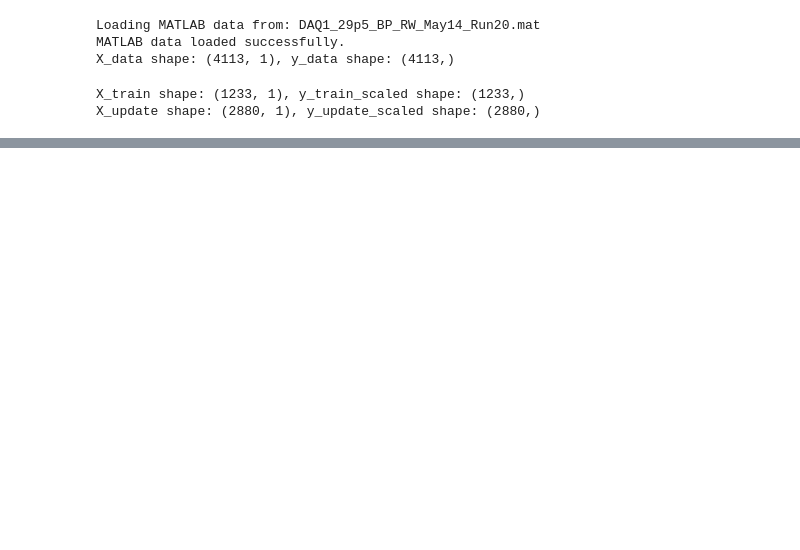
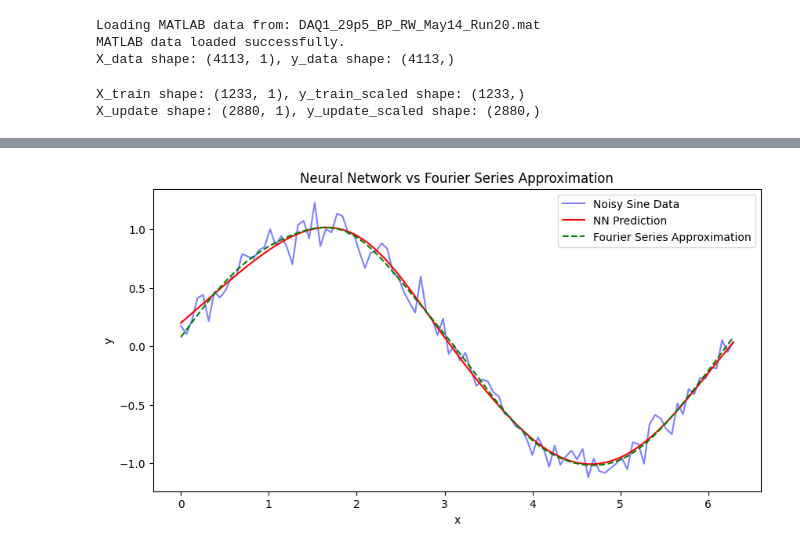
Before and after one commit to MacKorda/BayesianStats, a Jupyter notebook: taylorapproxtest.ipynb, the cells around one changed output, grey strips where cells are left out. Cells and saved outputs as stored; diff of their text form; code cells hidden in the pictures; blank space fills up the shorter version.

```diff
--- a/taylorapproxtest.ipynb
+++ b/taylorapproxtest.ipynb
@@ -476,0 +536,45 @@ array([0.00000000e+00, 8.11688312e-04, 1.62337662e-03, ...,
+# %%
+import numpy as np
+import matplotlib.pyplot as plt
+from scipy.optimize import curve_fit
+
+# Step 1: Define the Fourier series function
+def fourier_series(x, *coeffs):
+    """
+    Fourier series approximation up to N terms.
+    coeffs: [a0, a1, b1, a2, b2, ..., aN, bN]
+    """
+    a0 = coeffs[0]
+    series = a0
+    N = (len(coeffs) - 1) // 2
+    L = (np.max(x) - np.min(x))  # Period of the function (length of x range)
+
+    for n in range(1, N + 1):
+        a_n = coeffs[2 * n - 1]
+        b_n = coeffs[2 * n]
+        series += a_n * np.cos(2 * np.pi * n * x / L) + b_n * np.sin(2 * np.pi * n * x / L)
+
+    return series
+
+# Step 2: Fit the Fourier series to the noisy sine data
+# We'll use N terms, e.g., N = 5 for this example
+N = 5
+initial_coeffs = [0] * (2 * N + 1)  # Initial guess for a0, a1, b1, ..., aN, bN
+coeffs, _ = curve_fit(fourier_series, x, y, p0=initial_coeffs)
+
+# Step 3: Evaluate the Fourier series over the range of x values
+x_eval = np.linspace(np.min(x), np.max(x), 1000)
+fourier_approx = fourier_series(x_eval, *coeffs)
+
+# Step 4: Plot the Fourier approximation vs. the Neural Network prediction
+plt.figure(figsize=(10, 5))
+plt.plot(x, y, label="Noisy Sine Data", color="blue", alpha=0.5)
+plt.plot(x, y_pred_train, label="NN Prediction", color="red")
+plt.plot(x_eval, fourier_approx, label="Fourier Series Approximation", color="green", linestyle="--")
+plt.xlabel("x")
+plt.ylabel("y")
+plt.title("Neural Network vs Fourier Series Approximation")
+plt.legend()
+plt.show()
+# %% [output]
+[figure, added]
```
Also changed, not shown: parts of 10 cells of this notebook, 1 other file.
